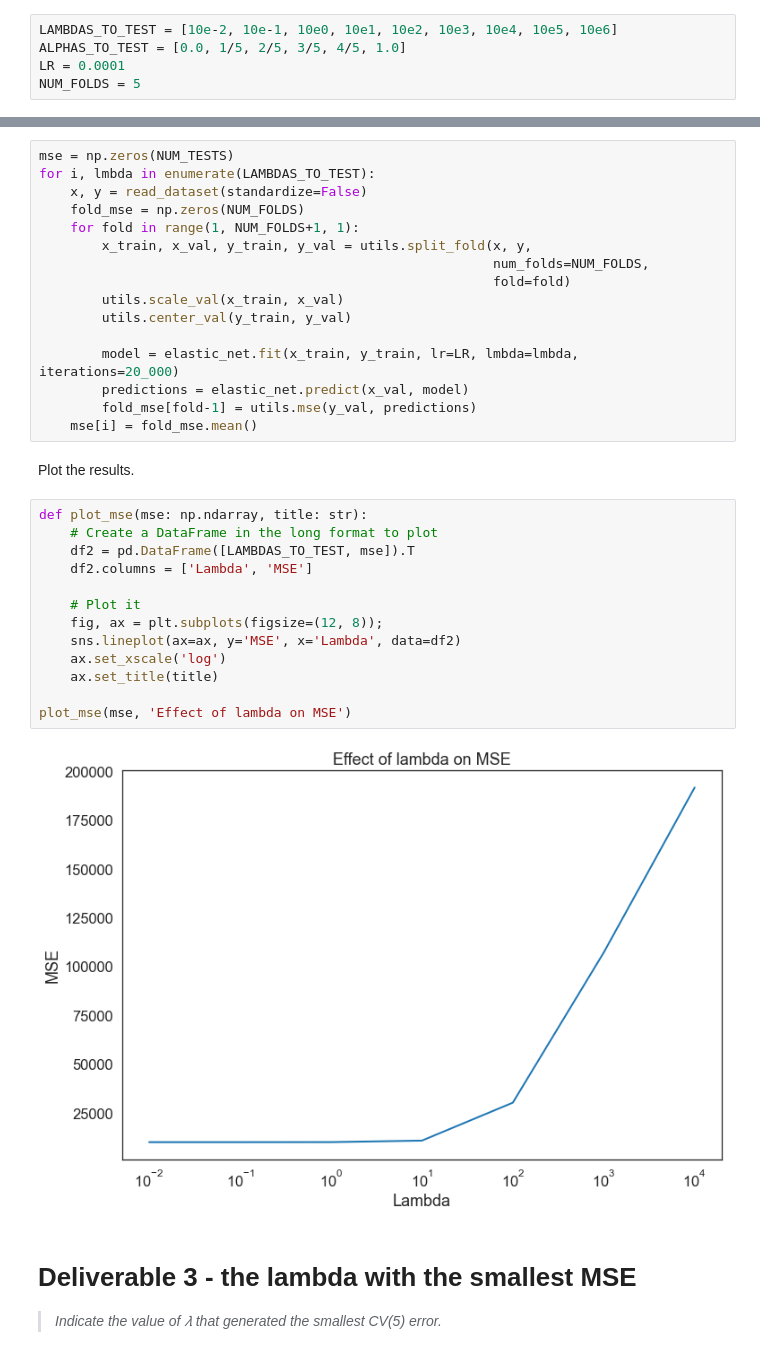
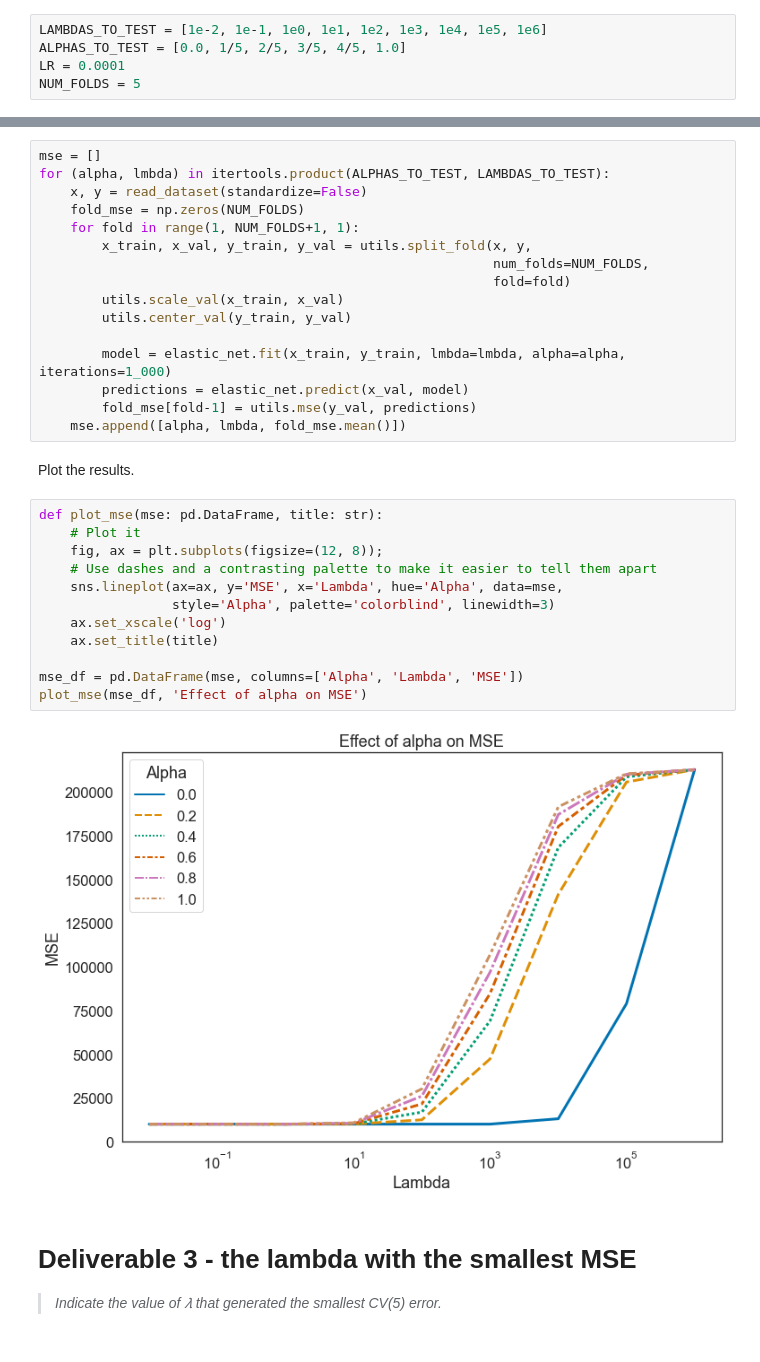
Before and after one commit to fau-masters-collected-works-cgarbin/regression-no-libraries, a Jupyter notebook: elastic_net_regression.ipynb, the cells around one changed output, grey strips where cells are left out. Cells and saved outputs as stored; diff of their text form.

Commit message:
Add elastic net deliverable 2 - MSE

```diff
--- a/elastic_net_regression.ipynb
+++ b/elastic_net_regression.ipynb
@@ -46,7 +47,7 @@ All tests passed
 # %% [markdown]
 Constants used in the experiments.
 # %%
-LAMBDAS_TO_TEST = [10e-2, 10e-1, 10e0, 10e1, 10e2, 10e3, 10e4, 10e5, 10e6]
+LAMBDAS_TO_TEST = [1e-2, 1e-1, 1e0, 1e1, 1e2, 1e3, 1e4, 1e5, 1e6]
 ALPHAS_TO_TEST = [0.0, 1/5, 2/5, 3/5, 4/5, 1.0]
 LR = 0.0001
 NUM_FOLDS = 5
@@ -123,6 +122,6 @@ Note that the number of iterations was reduced to keep the run time reasonable.
 # %%
-mse = np.zeros(NUM_TESTS)
-for i, lmbda in enumerate(LAMBDAS_TO_TEST):
+mse = []
+for (alpha, lmbda) in itertools.product(ALPHAS_TO_TEST, LAMBDAS_TO_TEST):
     x, y = read_dataset(standardize=False)
     fold_mse = np.zeros(NUM_FOLDS)
     for fold in range(1, NUM_FOLDS+1, 1):
@@ -132,27 +131,26 @@ for i, lmbda in enumerate(LAMBDAS_TO_TEST):
         utils.scale_val(x_train, x_val)
         utils.center_val(y_train, y_val)
 
-        model = elastic_net.fit(x_train, y_train, lr=LR, lmbda=lmbda, iterations=20_000)
+        model = elastic_net.fit(x_train, y_train, lmbda=lmbda, alpha=alpha, iterations=1_000)
         predictions = elastic_net.predict(x_val, model)
         fold_mse[fold-1] = utils.mse(y_val, predictions)
-    mse[i] = fold_mse.mean()
+    mse.append([alpha, lmbda, fold_mse.mean()])
 # %% [markdown]
 Plot the results.
 # %%
-def plot_mse(mse: np.ndarray, title: str):
-    # Create a DataFrame in the long format to plot
-    df2 = pd.DataFrame([LAMBDAS_TO_TEST, mse]).T
-    df2.columns = ['Lambda', 'MSE']
-
+def plot_mse(mse: pd.DataFrame, title: str):
     # Plot it
     fig, ax = plt.subplots(figsize=(12, 8));
-    sns.lineplot(ax=ax, y='MSE', x='Lambda', data=df2)
+    # Use dashes and a contrasting palette to make it easier to tell them apart
+    sns.lineplot(ax=ax, y='MSE', x='Lambda', hue='Alpha', data=mse,
+                 style='Alpha', palette='colorblind', linewidth=3)
     ax.set_xscale('log')
     ax.set_title(title)
 
-plot_mse(mse, 'Effect of lambda on MSE')
+mse_df = pd.DataFrame(mse, columns=['Alpha', 'Lambda', 'MSE'])
+plot_mse(mse_df, 'Effect of alpha on MSE')
 # %% [output]
-[figure, old version]
+[figure, new version]
 # %% [markdown]
 # Deliverable 3 - the lambda with the smallest MSE
 
```
Also changed, not shown: parts of 9 cells of this notebook.
